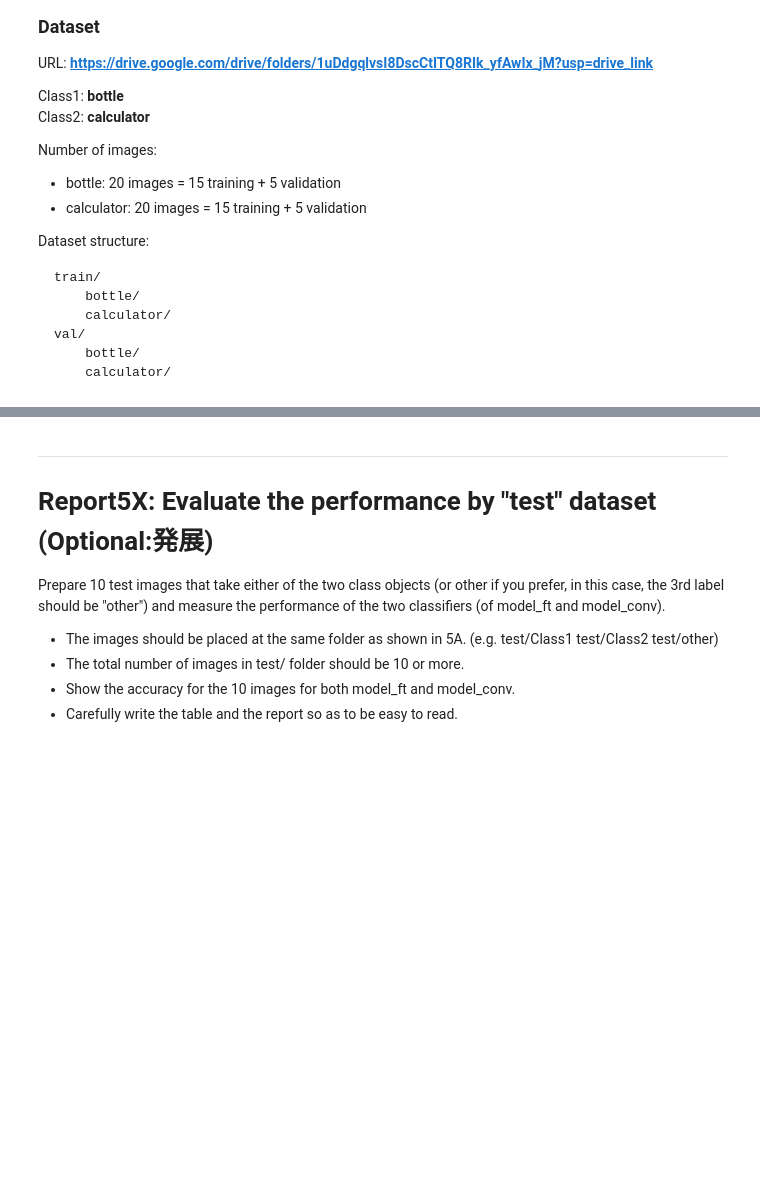
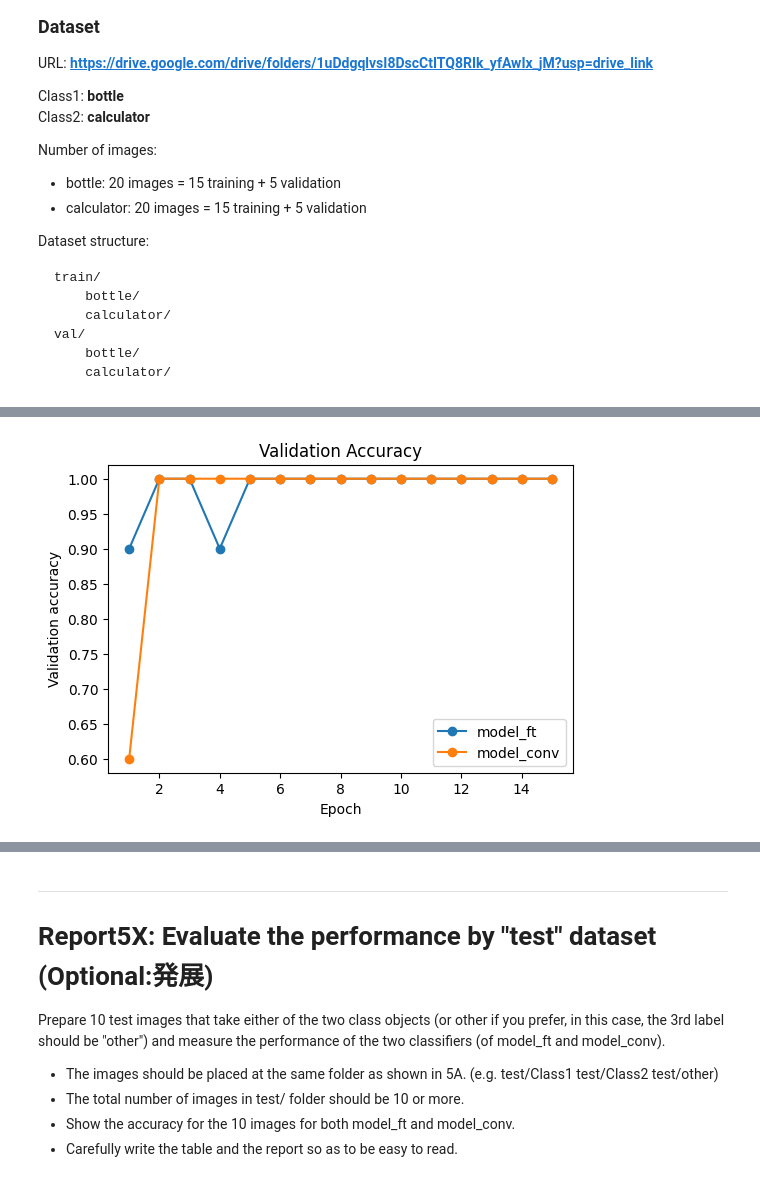
Before and after one commit to maitrungtung/IMIS_Machine_Learning, a Jupyter notebook: Report/IMISToolA2026_Report5.ipynb, the cells around one changed output, grey strips where cells are left out. Saved outputs shown, nothing was run; the diff lists cells and outputs as text; code cells hidden in the pictures; blank space fills up the shorter version.

```diff
--- a/Report/IMISToolA2026_Report5.ipynb
+++ b/Report/IMISToolA2026_Report5.ipynb
@@ -203,0 +366,9 @@ plt.show()
+# %%
+epochs = range(1,len(hist_ft["val_acc"])+1)
+plt.figure(figsize=(6,4))
+plt.plot(epochs,hist_ft["val_acc"],marker="o",label="model_ft")
+plt.plot(epochs,hist_conv["val_acc"],marker="o",label="model_conv")
+plt.xlabel("Epoch"); plt.ylabel("Validation accuracy")
+plt.title("Validation Accuracy"); plt.legend(); plt.show()
+# %% [output]
+[figure, added]
```
Also changed, not shown: parts of 33 cells of this notebook.
